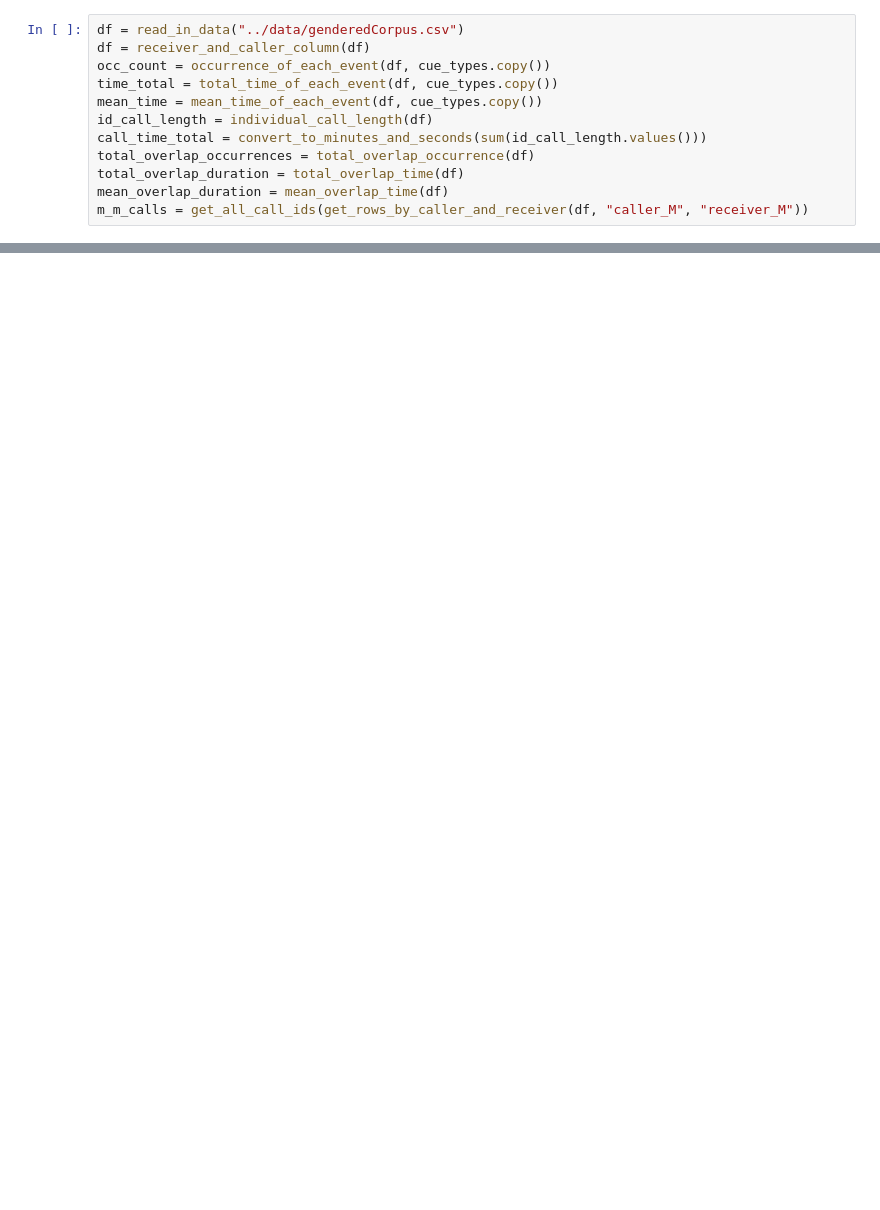
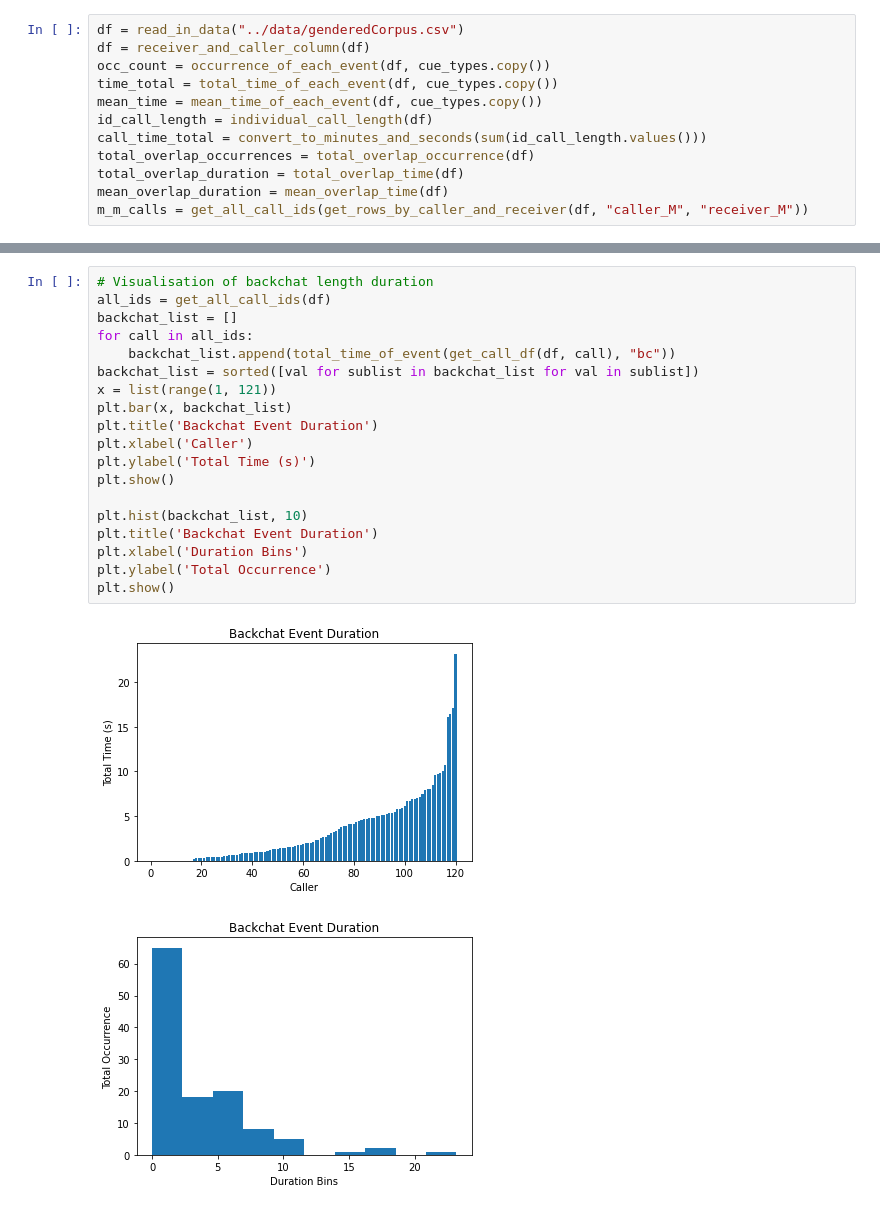
Before and after one commit to euronite/ConversationalBrowser, a Jupyter notebook: jupyter notebooks/data manipulation.ipynb, the cells around one changed output, grey strips where cells are left out. Cells and saved outputs as stored; diff of their text form; blank space fills up the shorter version.

```diff
--- a/jupyter notebooks/data manipulation.ipynb
+++ b/jupyter notebooks/data manipulation.ipynb
@@ -233,0 +309,22 @@ occurrence_of_event(get_call_df(df, "F01"), "laughter")
+# %%
+# Visualisation of backchat length duration
+all_ids = get_all_call_ids(df)
+backchat_list = []
+for call in all_ids:
+    backchat_list.append(total_time_of_event(get_call_df(df, call), "bc"))
+backchat_list = sorted([val for sublist in backchat_list for val in sublist])
+x = list(range(1, 121))
+plt.bar(x, backchat_list)
+plt.title('Backchat Event Duration')
+plt.xlabel('Caller')
+plt.ylabel('Total Time (s)')
+plt.show()
+
+plt.hist(backchat_list, 10)
+plt.title('Backchat Event Duration')
+plt.xlabel('Duration Bins')
+plt.ylabel('Total Occurrence')
+plt.show()
+# %% [output]
+[figure, added]
+[figure, added]
```
Also changed, not shown: parts of 9 cells of this notebook, 1 other file.
